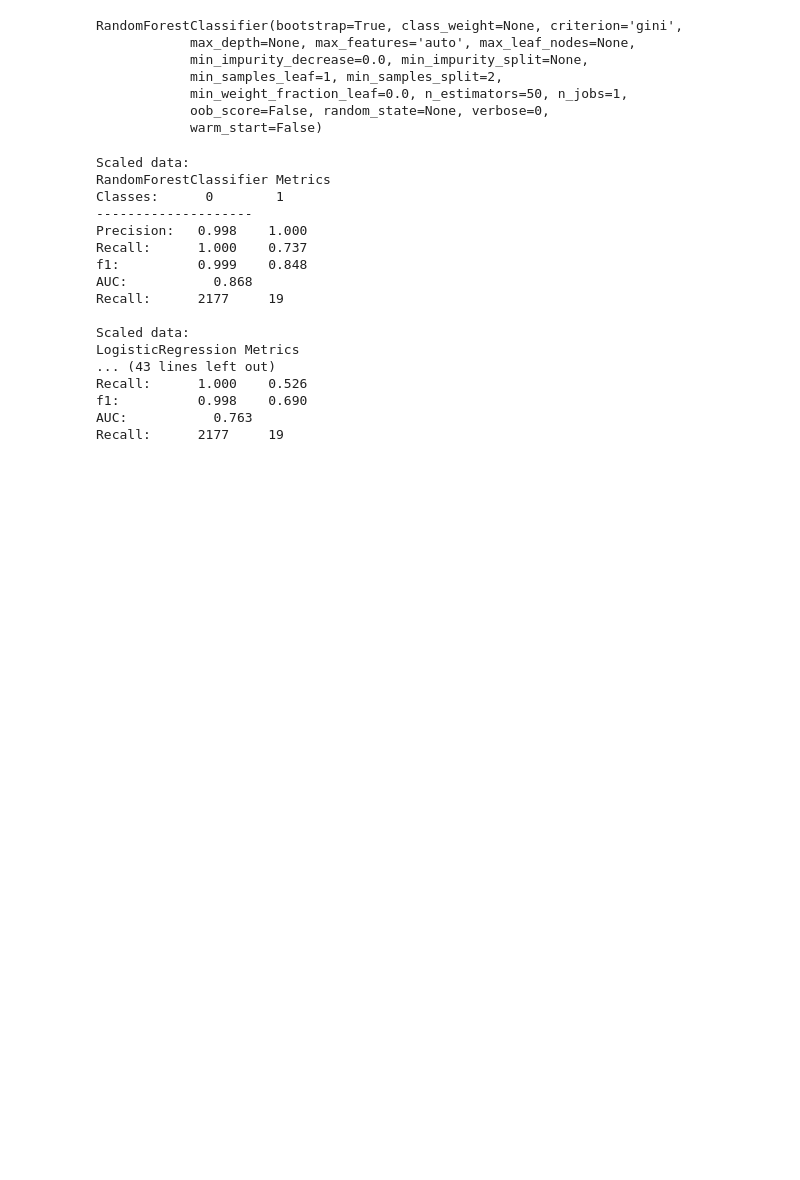
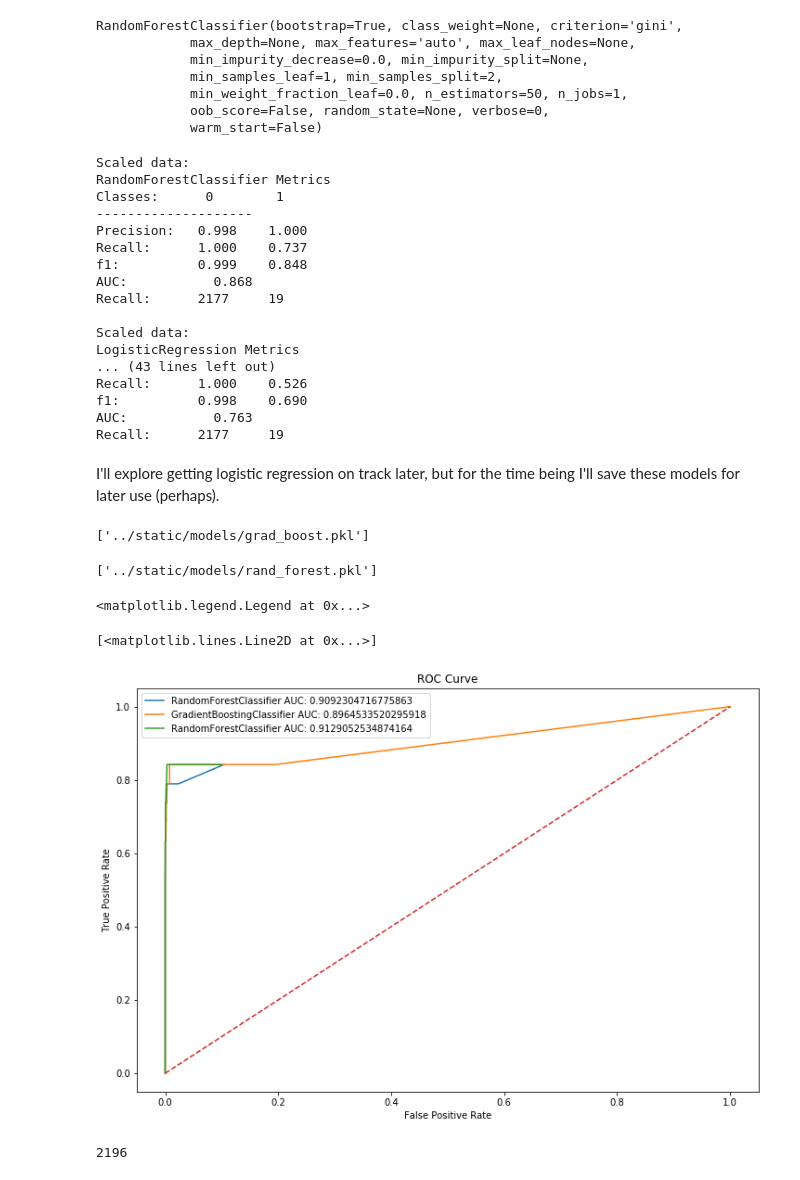
Before and after one commit to kurtrm/predicting_equipment_failure, a Jupyter notebook: notebooks/data_exp.ipynb, the cells around one changed output. Cells and saved outputs as stored; diff of their text form; code cells hidden in the pictures; blank space fills up the shorter version.

Commit message:
Don't like the looks of these crappy models, but I need to get the data from them to graph in D3 for now.

```diff
--- a/notebooks/data_exp.ipynb
+++ b/notebooks/data_exp.ipynb
@@ -231,3 +235,64 @@ Recall:      1.000    0.526
 f1:          0.998    0.690
 AUC:           0.763
 Recall:      2177     19
+# %% [markdown]
+I'll explore getting logistic regression on track later, but for the time being I'll save these models for later use (perhaps).
+# %%
+joblib.dump(scaled_rfc, '../static/models/grad_boost.pkl')
+joblib.dump(scaled_gb, '../static/models/rand_forest.pkl')
+# %% [output]
+['../static/models/grad_boost.pkl']
+['../static/models/rand_forest.pkl']
+# %%
+def roc(model, X_test, y_test):
+    """
+    Compute TPRs and FPRs for ROC curve.
+
+    """
+    probs = model.predict_proba(X_test)[:, 1]
+    sorted_probs = np.sort(probs)
+    actual_pos = len(y_test[y_test == 1])
+    actual_neg = len(y_test) - actual_pos
+    fprs = np.empty(len(y_test))
+    tprs = np.empty(len(y_test))
+    for i, prob in enumerate(np.linspace(0, 1, len(sorted_probs))):
+        partition = y_test[probs > prob]
+        true_positives = len(partition[partition == 1])
+        false_positives = len(partition[partition == 0])
+        true_pos_rate = true_positives / actual_pos
+        false_pos_rate = false_positives / actual_neg
+        tprs[i] = true_pos_rate
+        fprs[i] = false_pos_rate
+
+    return tprs, fprs
+# %%
+def plot_roc(model, X_test, y_test, ax=None):
+    """
+    Compute ROC and AUC and graph.
+    """
+    if ax is None:
+        fig, ax = plt.subplots()
+    tprs, fprs = roc(model, X_test, y_test)
+    ax.plot(fprs, tprs)
+    ax.set_title('ROC Curve')
+    ax.set_ylabel('True Positive Rate')
+    ax.set_xlabel('False Positive Rate')
+# %%
+fig, ax = plt.subplots(figsize=(12, 8))
+legend = []
+for model in [const_rfc, const_log_reg, const_gb]:
+    plot_roc(model, const_X_test, const_y_test, ax)
+    auc_score = roc_auc_score(const_y_test, model.predict_proba(const_X_test)[:, 1])
+    legend_data = '{} AUC: {}'.format(model.__class__.__name__, auc_score)
+    legend.append(legend_data)
+ax.legend(legend)
+dashed_line = np.linspace(0, 1, 100)
+ax.plot(dashed_line, dashed_line, '--')
+# %% [output]
+<matplotlib.legend.Legend at 0x...>
+[<matplotlib.lines.Line2D at 0x...>]
+[figure, added]
+# %%
+len(scaled_y_test)
+# %% [output]
+2196
```
Also changed, not shown: parts of 3 cells of this notebook, 2 other files.
